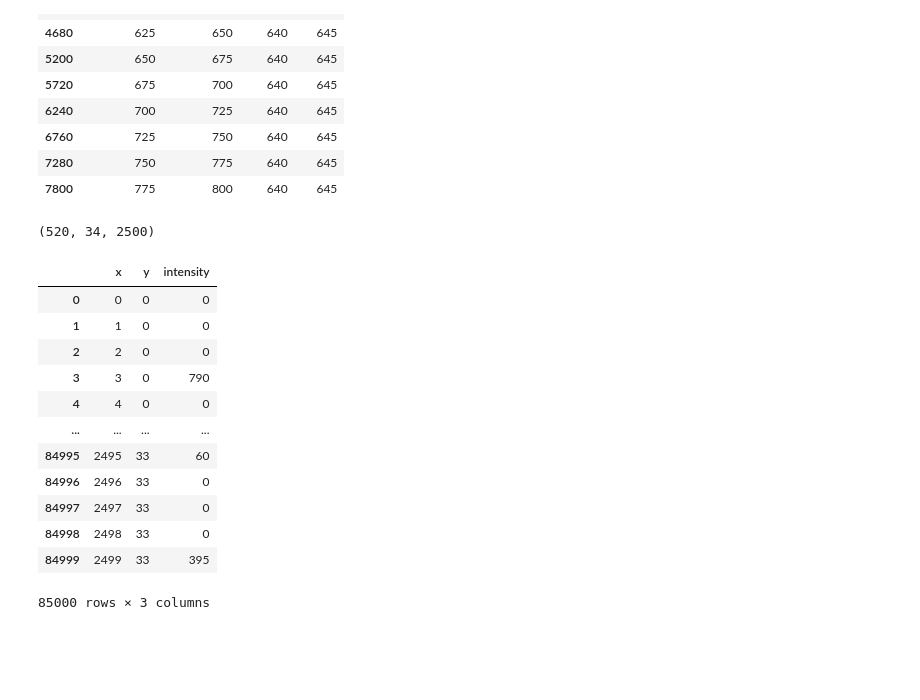
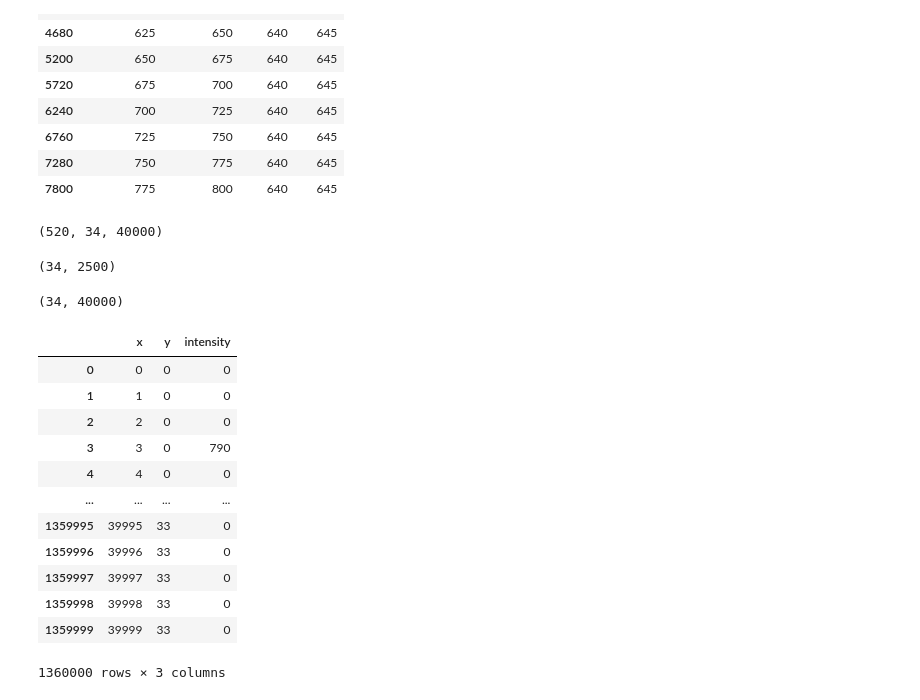
Before and after one commit to Roestlab/diffusion-deconvolution-dia-msms-data, a Jupyter notebook: nbs/data_exploration.ipynb, the cells around one changed output. Cells and saved outputs as stored; diff of their text form; code cells hidden in the pictures; blank space fills up the shorter version.

```diff
--- a/nbs/data_exploration.ipynb
+++ b/nbs/data_exploration.ipynb
@@ -210,57 +198,65 @@ ms2_meta.loc[ms2_meta.mzStart==640][['ms2_mzStart','ms2_mzEnd', 'mzStart', 'mzEn
 | 7800 | 775 | 800 | 640 | 645 |
 # %%
 # Initialize the master array with the correct shape
-master_array = np.zeros((520, 34, 2500), dtype=int)
+master_array = np.zeros((520, 34, 2500*16), dtype=int)
 
 # Loop through the 520 groups
 for group in range(520):
-    array_2d_2 = np.zeros((34, 2500), dtype=int)
+    array_2d_2 = np.array([], dtype=int).reshape(34, 0)  # Start with an empty array
 
-    # Sum 16 arrays for each group
+    # Concatenate 16 arrays for each group
     for i in range(16):
         k = i * 520 + group  # Index for each array in the group
-        array_2d_2 += ms2_d[k]
+        array_2d_2 = np.concatenate((array_2d_2, ms2_d[k]), axis=1)
 
-    # Add the group sum to the master array
+    # Add the concatenated array to the master array
     master_array[group] = array_2d_2
-master_array.shape
+
+print(master_array.shape)
 # %% [output]
-(520, 34, 2500)
+(520, 34, 40000)
+# %%
+ms2_d[0].shape
+# %% [output]
+(34, 2500)
 # %%
 tmp_arr = master_array[0]
+tmp_arr.shape
+# %% [output]
+(34, 40000)
 # %%
 # Get the dimensions of the array
 rows, cols = tmp_arr.shape
 
 # Create meshgrid for x and y coordinates
 y, x = np.meshgrid(range(rows), range(cols), indexing='ij')
 
 # Flatten the arrays
 x_flat = x.flatten()
 y_flat = y.flatten()
-intensity_flat = array_2d.flatten()
+intensity_flat = tmp_arr.flatten()
 
 # Create a dataframe
 df = pd.DataFrame({
     'x': x_flat,
     'y': y_flat,
     'intensity': intensity_flat
 })
 df
 # %% [output]
 |  | x | y | intensity |
 | 0 | 0 | 0 | 0 |
 | 1 | 1 | 0 | 0 |
 | 2 | 2 | 0 | 0 |
 | 3 | 3 | 0 | 790 |
 | 4 | 4 | 0 | 0 |
 | ... | ... | ... | ... |
-| 84995 | 2495 | 33 | 60 |
-| 84996 | 2496 | 33 | 0 |
-| 84997 | 2497 | 33 | 0 |
-| 84998 | 2498 | 33 | 0 |
-| 84999 | 2499 | 33 | 395 |
+| 1359995 | 39995 | 33 | 0 |
+| 1359996 | 39996 | 33 | 0 |
+| 1359997 | 39997 | 33 | 0 |
+| 1359998 | 39998 | 33 | 0 |
+| 1359999 | 39999 | 33 | 0 |
-85000 rows × 3 columns
+1360000 rows × 3 columns
 # %%
 df.apply(
         lambda x: x.fillna(0) if x.dtype.kind in "biufc" else x.fillna(".")
```
Also changed, not shown: parts of 7 cells of this notebook.
